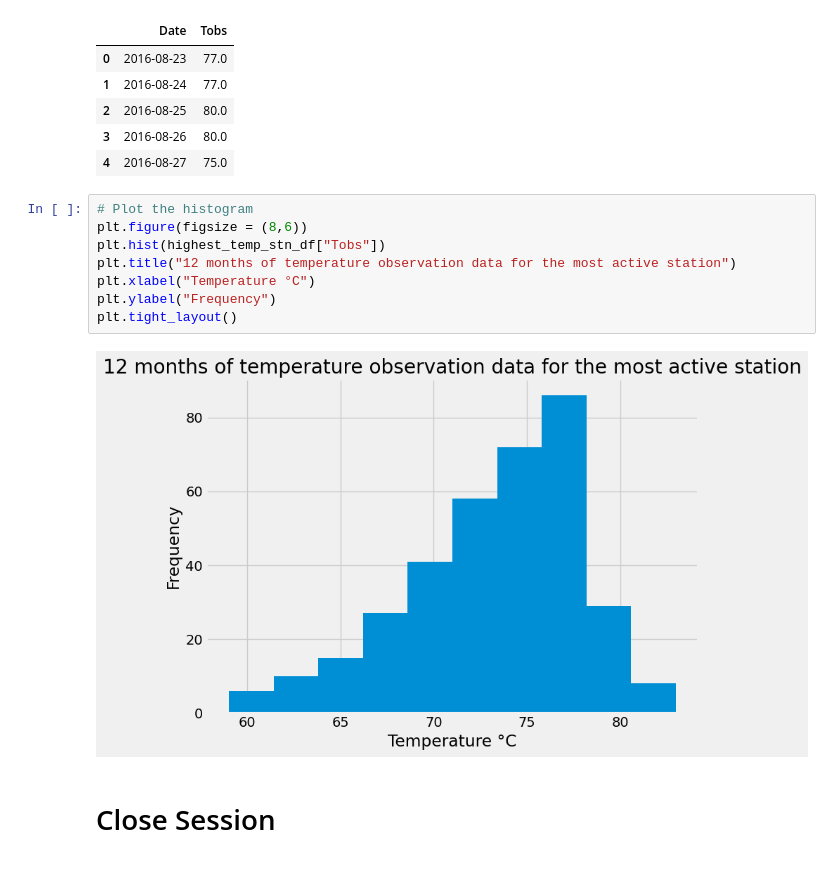
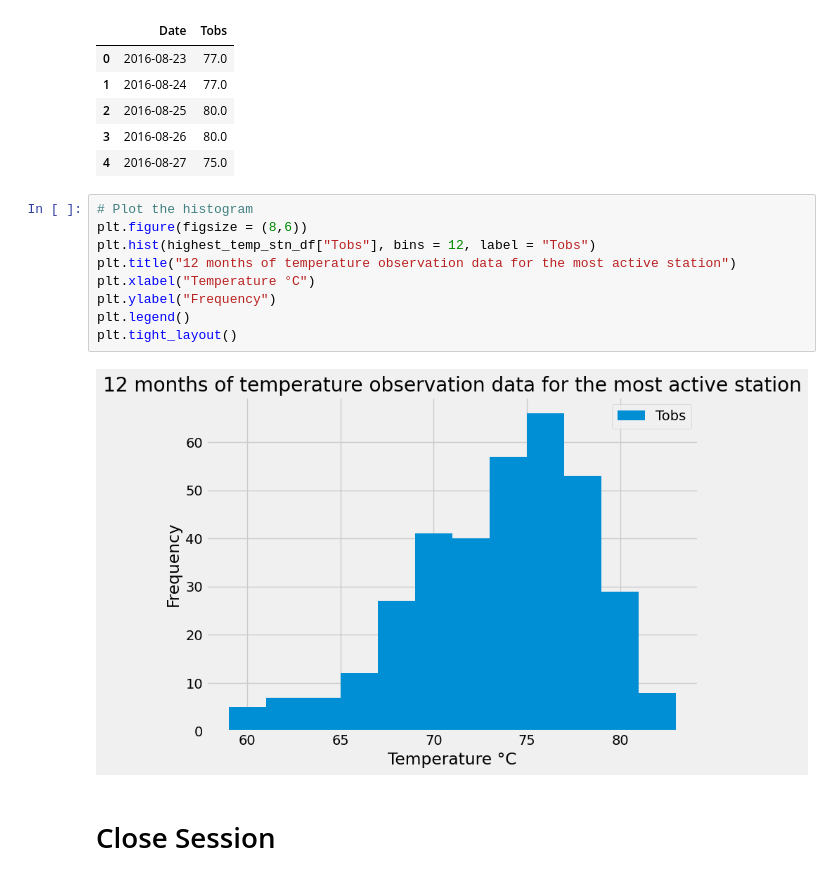
Before and after one commit to jodyannf/sqlalchemy_challenge, a Jupyter notebook: SurfsUp/climate_starter.ipynb, the cells around one changed output. Drawn from its saved outputs; the diff is of its cells as text.

```diff
--- a/SurfsUp/climate_starter.ipynb
+++ b/SurfsUp/climate_starter.ipynb
@@ -146,13 +146,14 @@ highest_temp_stn_df.head()
 # %%
 # Plot the histogram
 plt.figure(figsize = (8,6))
-plt.hist(highest_temp_stn_df["Tobs"])
+plt.hist(highest_temp_stn_df["Tobs"], bins = 12, label = "Tobs")
 plt.title("12 months of temperature observation data for the most active station")
 plt.xlabel("Temperature °C")
 plt.ylabel("Frequency")
+plt.legend()
 plt.tight_layout()
 # %% [output]
-[figure, old version]
+[figure, new version]
 # %% [markdown]
 # Close Session
 # %%
```
